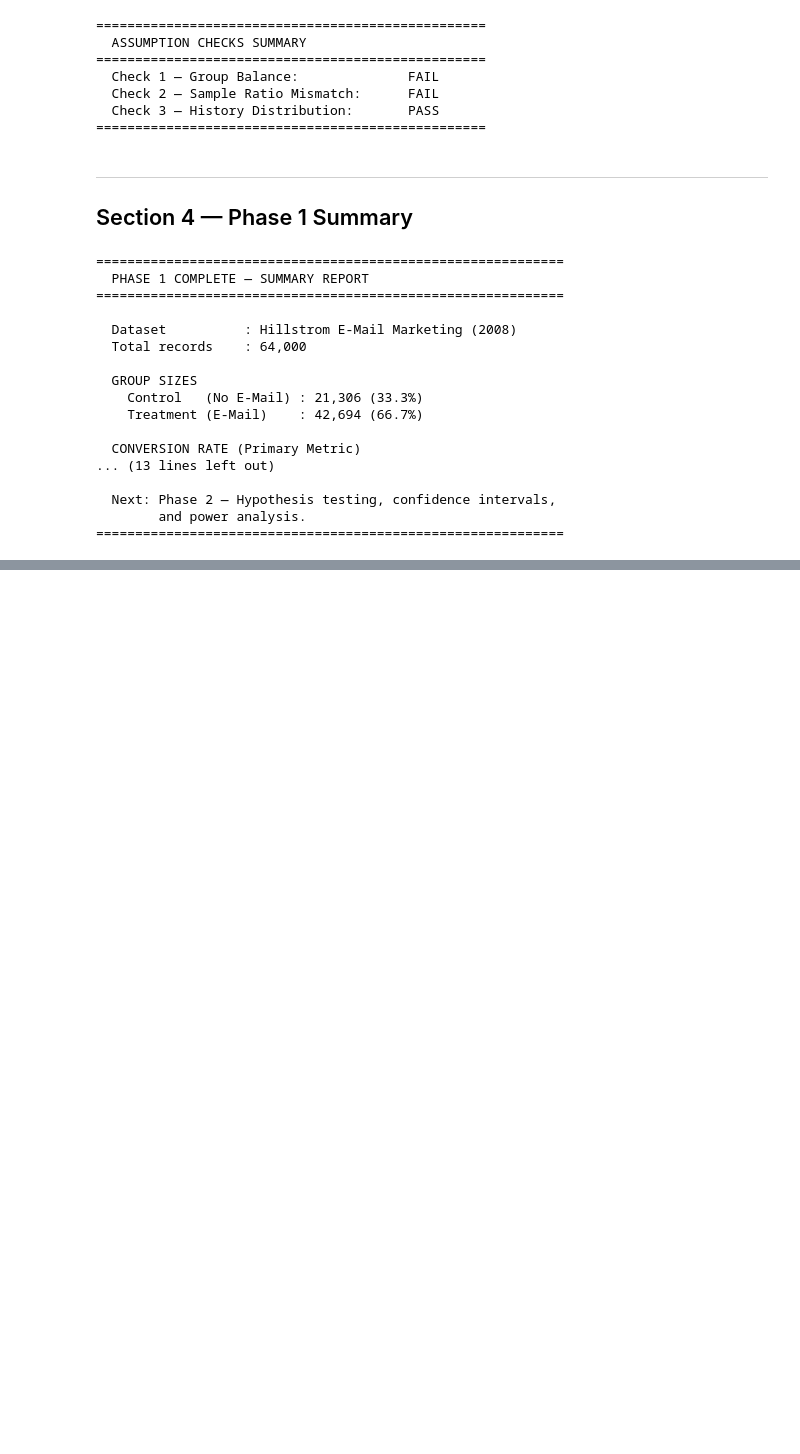
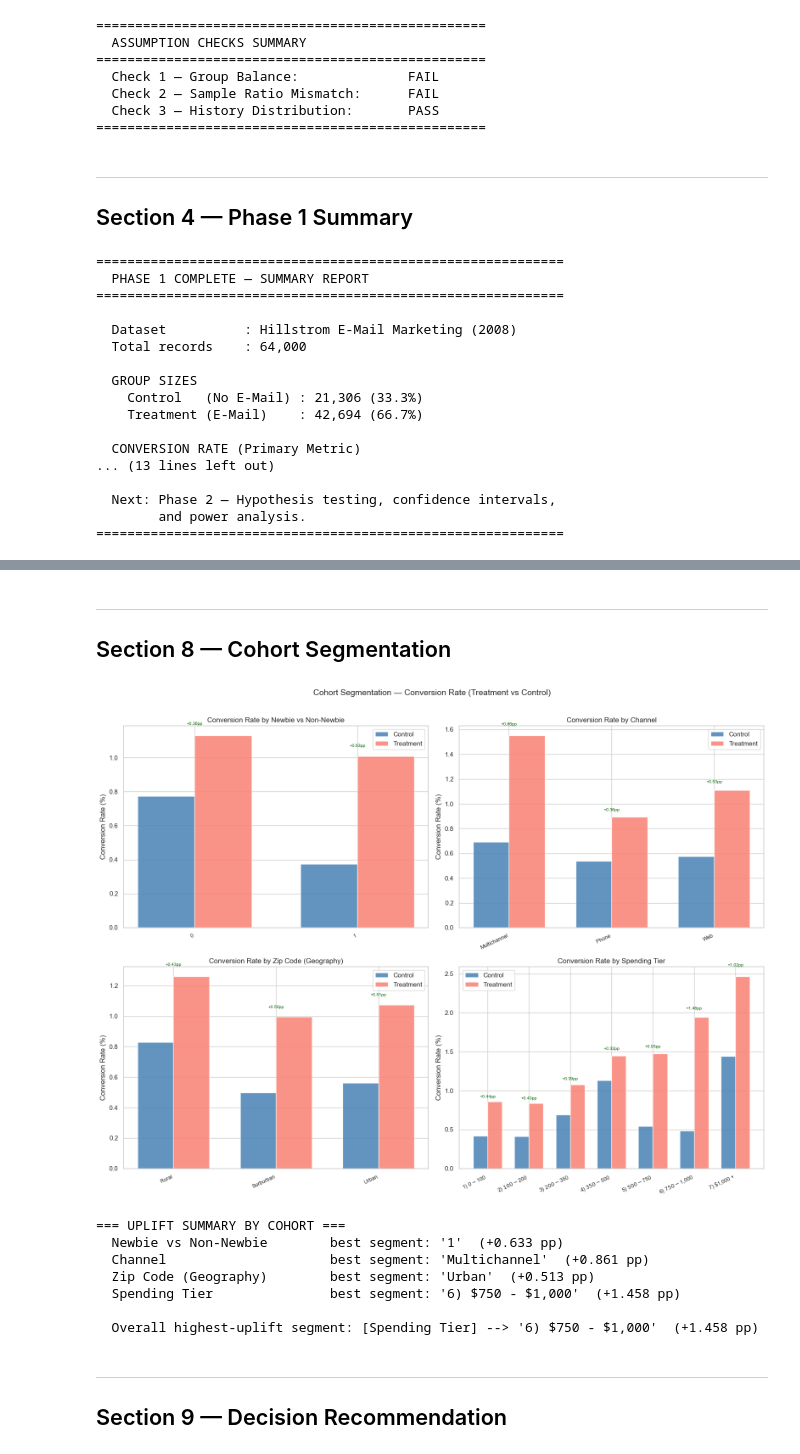
Before and after one commit to vishaalsai/ab-testing-uplift-modeling, a Jupyter notebook: notebooks/analysis.ipynb, the cells around one changed output, grey strips where cells are left out. Saved outputs shown, nothing was run; the diff lists cells and outputs as text; code cells hidden in the pictures; blank space fills up the shorter version.

```diff
--- a/notebooks/analysis.ipynb
+++ b/notebooks/analysis.ipynb
@@ -308,0 +583,80 @@ print('=' * 60)
+# %% [markdown]
+---
+## Section 8 — Cohort Segmentation
+# %%
+import matplotlib.pyplot as plt
+import numpy as np
+
+df_seg = df.copy()
+
+def cohort_rates(df_, seg_col):
+    """Conversion rate by (segment_value, treatment) pair."""
+    r = (df_.groupby([seg_col, 'treatment'])['conversion']
+           .mean().reset_index()
+           .rename(columns={'conversion': 'conv_rate'}))
+    r['conv_rate_pct'] = r['conv_rate'] * 100
+    return r
+
+cohort_configs = [
+    ('newbie',          'Newbie vs Non-Newbie'),
+    ('channel',         'Channel'),
+    ('zip_code',        'Zip Code (Geography)'),
+    ('history_segment', 'Spending Tier'),
+]
+
+fig, axes = plt.subplots(2, 2, figsize=(16, 12))
+axes = axes.flatten()
+best_uplift = {}
+
+for idx, (col, title) in enumerate(cohort_configs):
+    rates = cohort_rates(df_seg, col)
+    pivot = rates.pivot(index=col, columns='treatment', values='conv_rate_pct').fillna(0)
+    pivot = pivot.rename(columns={0: 'Control', 1: 'Treatment'})
+    if 'Control' not in pivot.columns:   pivot['Control']   = 0.0
+    if 'Treatment' not in pivot.columns: pivot['Treatment'] = 0.0
+    pivot['Uplift_pp'] = pivot['Treatment'] - pivot['Control']
+
+    best_seg = pivot['Uplift_pp'].idxmax()
+    best_uplift[title] = (best_seg, pivot.loc[best_seg, 'Uplift_pp'])
+
+    x     = np.arange(len(pivot))
+    width = 0.35
+    ax    = axes[idx]
+    ax.bar(x - width/2, pivot['Control'],   width, label='Control',   color='steelblue', alpha=0.85)
+    ax.bar(x + width/2, pivot['Treatment'], width, label='Treatment', color='salmon',    alpha=0.85)
+    ax.set_title(f'Conversion Rate by {title}', fontsize=12)
+    ax.set_ylabel('Conversion Rate (%)')
+    ax.set_xticks(x)
+    ax.set_xticklabels(pivot.index, rotation=25, ha='right', fontsize=9)
+    ax.legend()
+    for i, (_, row) in enumerate(pivot.iterrows()):
+        top = max(row['Control'], row['Treatment'])
+        ax.text(i, top + top * 0.05 + 0.005,
+                f"+{row['Uplift_pp']:.2f}pp",
+                ha='center', fontsize=7.5, color='darkgreen')
+
+plt.suptitle('Cohort Segmentation — Conversion Rate (Treatment vs Control)',
+             fontsize=14, y=1.01)
+plt.tight_layout()
+plt.savefig('../data/cohort_segmentation.png', dpi=100, bbox_inches='tight')
+plt.show()
+
+print('=== UPLIFT SUMMARY BY COHORT ===')
+for cohort_title, (seg, uplift) in best_uplift.items():
+    print(f"  {cohort_title:<26}  best segment: '{seg}'  ({uplift:+.3f} pp)")
+
+overall_best = max(best_uplift.items(), key=lambda kv: kv[1][1])
+print()
+print(f"  Overall highest-uplift segment: [{overall_best[0]}] --> '{overall_best[1][0]}'  ({overall_best[1][1]:+.3f} pp)")
+# %% [output]
+[figure, added]
+=== UPLIFT SUMMARY BY COHORT ===
+  Newbie vs Non-Newbie        best segment: '1'  (+0.633 pp)
+  Channel                     best segment: 'Multichannel'  (+0.861 pp)
+  Zip Code (Geography)        best segment: 'Urban'  (+0.513 pp)
+  Spending Tier               best segment: '6) $750 - $1,000'  (+1.458 pp)
+
+  Overall highest-uplift segment: [Spending Tier] --> '6) $750 - $1,000'  (+1.458 pp)
+# %% [markdown]
+---
+## Section 9 — Decision Recommendation
```
Also changed, not shown: parts of 8 cells of this notebook.
